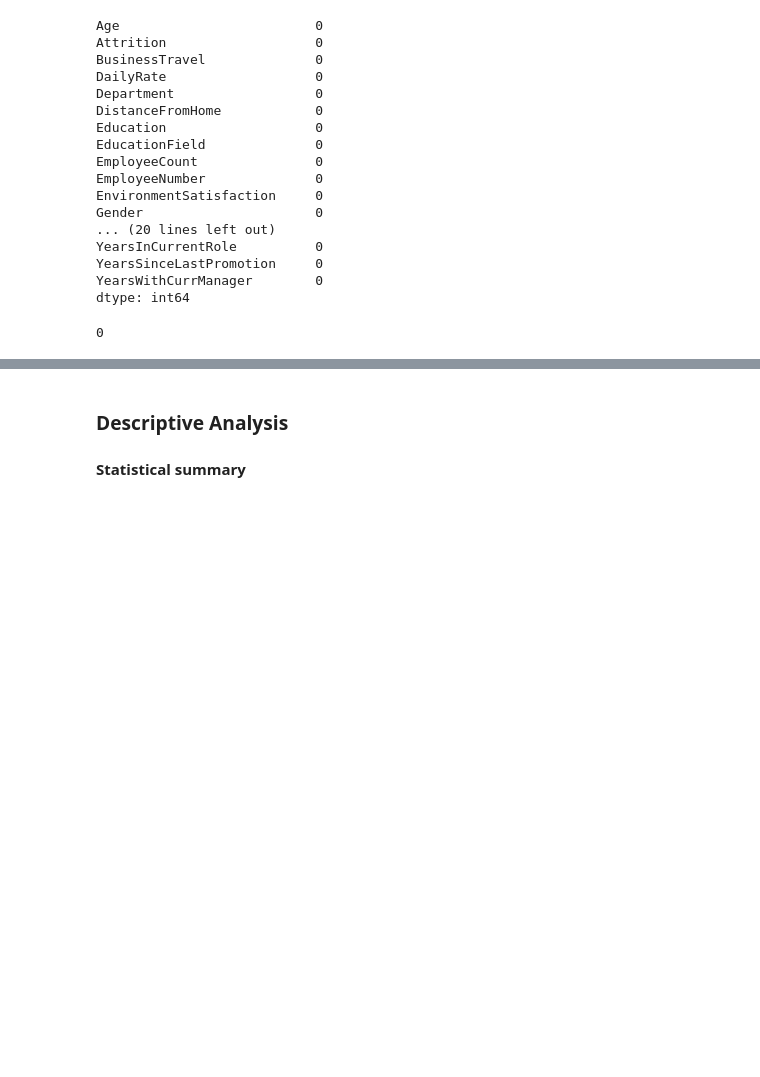
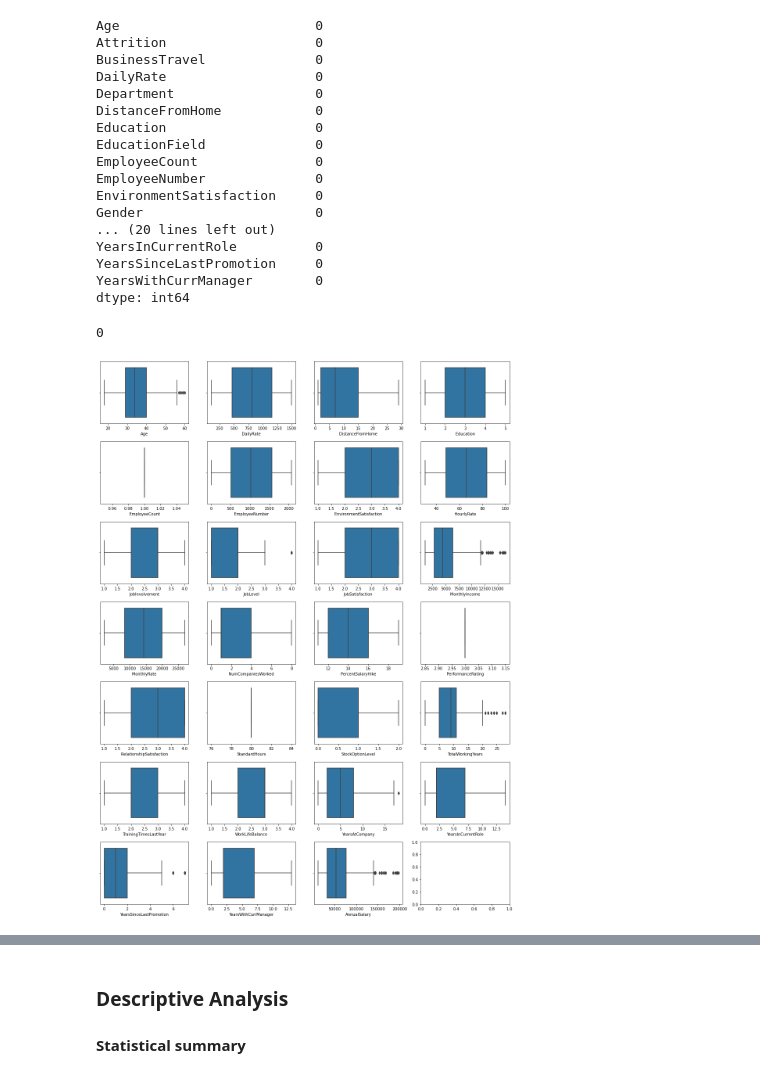
Before and after one commit to SongChenyi/SongChenyi, a Jupyter notebook: HR anaylsis practice/HRBudegeOptimization.ipynb, the cells around one changed output, grey strips where cells are left out. Drawn from its saved outputs; the diff is of its cells as text; code cells hidden in the pictures; blank space fills up the shorter version.

```diff
--- a/HR anaylsis practice/HRBudegeOptimization.ipynb
+++ b/HR anaylsis practice/HRBudegeOptimization.ipynb
@@ -89,18 +97,31 @@ df['MonthlyIncome'] = df['MonthlyIncome'].astype(float)
 # %%
 #check for outliers by IQR
 Q1 = df.quantile(0.25)
 Q3 = df.quantile(0.75)
 IQR = Q3 - Q1
 # Align the DataFrame with the Series
 data_aligned, Q1_aligned = df.align(Q1, axis=1, copy=False)
 data_aligned, Q3_aligned = df.align(Q3, axis=1, copy=False)
 data_aligned, IQR_aligned = df.align(IQR, axis=1, copy=False)
-#df = df[~((df < (Q1 - 1.5 * IQR)) | (df > (Q3 + 1.5 * IQR))).any(axis=1)]
 # Identify outliers
 is_outlier = (data_aligned < (Q1_aligned - 1.5 * IQR_aligned)) | (data_aligned > (Q3_aligned + 1.5 * IQR_aligned))
 
 # Filter out rows with outliers
 df = df[~is_outlier.any(axis=1)]
+
+#display the boxplot diagrams separately for each column. and to arrange them in a 7x4 grid.
+fig, axs = plt.subplots(7, 4, figsize=(15, 20))
+# Flatten the axis array
+axs = axs.flatten()
+# get the numerical columns
+num_cols = df.select_dtypes(include=['float64', 'int64']).columns
+# create a boxplot on each subplot
+for ax, col in zip(axs, num_cols):
+    sns.boxplot(x=df[col], ax=ax)
+plt.tight_layout()
+plt.show()
+# %% [output]
+[figure, added]
 # %%
 df.describe()
 # %% [output]
```
Also changed, not shown: parts of 21 cells of this notebook.
